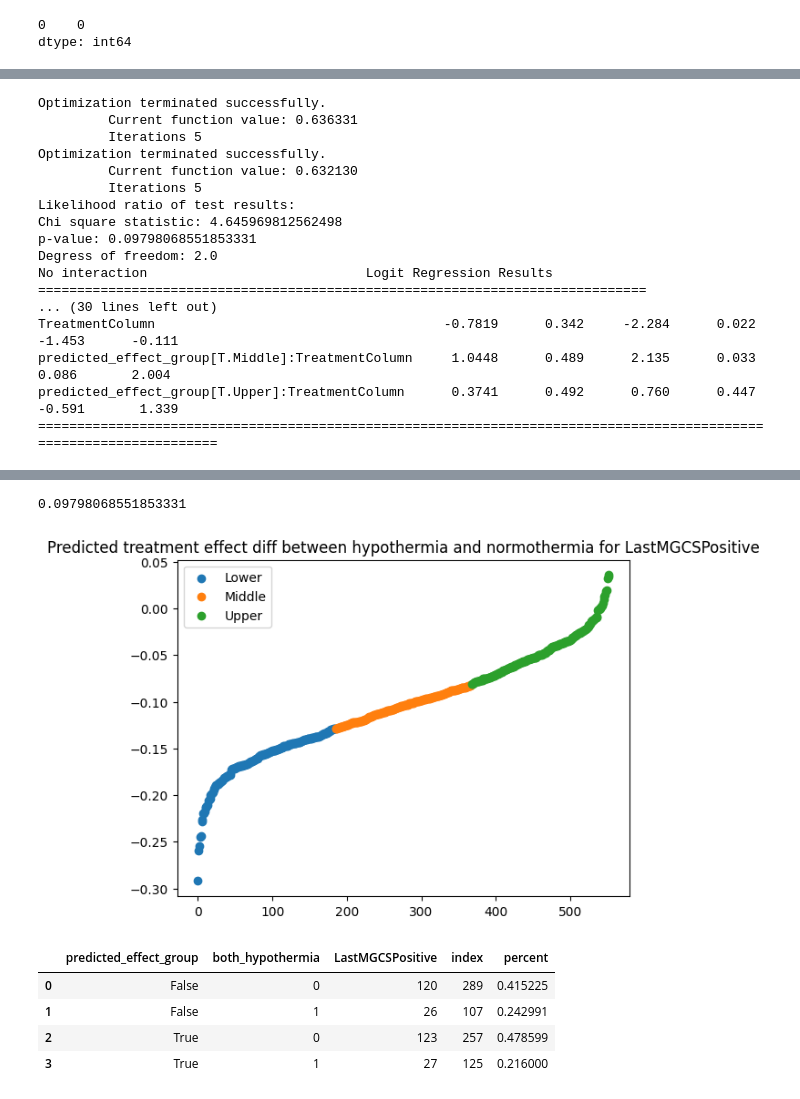
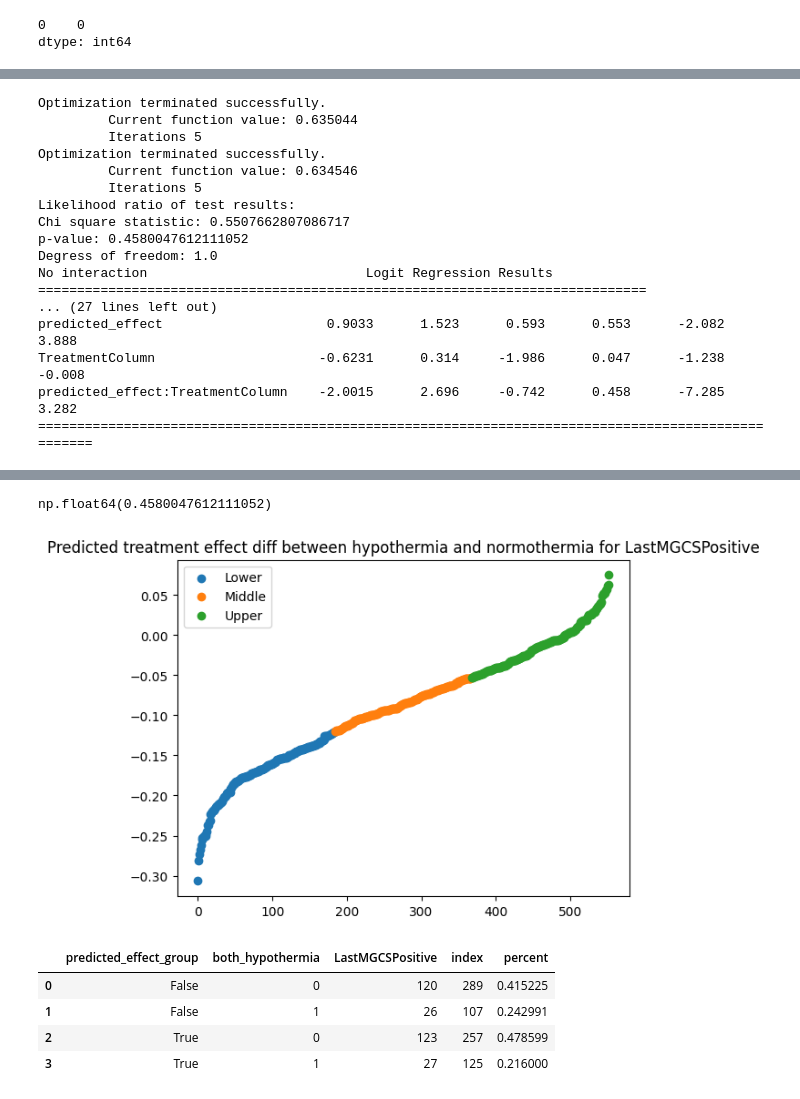
Before and after one commit to michelraskin/ttmhte, a Jupyter notebook: eICU/eICUAnalysisDML.ipynb, the cells around one changed output, grey strips where cells are left out. Drawn from its saved outputs; the diff is of its cells as text; code cells hidden in the pictures.

```diff
--- a/eICU/eICUAnalysisDML.ipynb
+++ b/eICU/eICUAnalysisDML.ipynb
@@ -95,7 +95,7 @@ def getTrainTestFunctions(aPredictedColumn = 'LastMGCSPositive', aTreatmentColum
     # Preprocessing
     # print(myPredictorsDf['hypothermia_time'])
     myFilter = (myPredictorsDf['LastMGCS'] != 'Unable to score due to medication') & (~myPredictorsDf['LastMGCS'].isna())
-    myFilter = myFilter & (myPredictorsDf['FirstMGCSTime'] != myPredictorsDf['LastMGCSTime']) #& (myPredictorsDf['FirstMGCSTime'] < 360)
+    myFilter = myFilter & (myPredictorsDf['FirstMGCSTime'] != myPredictorsDf['LastMGCSTime'])# & (myPredictorsDf['FirstMGCS'] != 1)
     myPredictorsDf.loc[myPredictorsDf['FirstGCS'] == 'Unable to score due to medication', 'FirstGCS'] = np.nan
     myPredictorsDf.loc[myPredictorsDf['FirstMGCS'] == 'Unable to score due to medication', 'FirstMGCS'] = np.nan
     myPredictorsDf.loc[myPredictorsDf['LastMGCS'] == 'Unable to score due to medication', 'LastMGCS'] = np.nan
@@ -130,7 +130,7 @@ def getTrainTestFunctions(aPredictedColumn = 'LastMGCSPositive', aTreatmentColum
                                                          'FirstGCSTime', 'LastGCSTime', 'LastGCS',
                                                          'hospitaldischargestatus',
                                                          'LastGCS15', 'hospitaladmitsource',
-                                                         'DeathAtDischarge', 'patientunitstayid'])
+                                                         'DeathAtDischarge', 'patientunitstayid', 'hypothermia_time'])
     # myXValue = myXValue[columns]
     myXValue = myXValue
     # myXValue.FirstGCS = myXValue.FirstGCS.astype(float)
@@ -165,7 +165,7 @@ X_train_no_group = X_train_no_group[columns_filter]
 X_test_no_group = X_test_no_group[columns_filter]
 causal_forest = CausalForestDML(
     model_y= XGBClassifier(max_depth=3, n_estimators=50),
-    model_t= XGBClassifier(max_depth=3, n_estimators=50),
+    model_t= XGBClassifier(max_depth=2, n_estimators=20),
     discrete_treatment=True,
     discrete_outcome=True,
     verbose=2,
@@ -674,22 +1300,22 @@ X_test_new = X_test_no_group.copy().reset_index()
 X_test_new[myTreatment] = T_test.reset_index()[myTreatment]
 y_test_df = pd.DataFrame()
 y_test_df[myPredicted] = y_test.reset_index()[myPredicted]
-getTreatmentEffectDiffDataFrame(X_test_new, y_test_df, myNewDf, myPredicted, myTreatment, True)
+getTreatmentEffectDiffDataFrame(X_test_new, y_test_df, myNewDf, myPredicted, myTreatment, False)
 # %% [output]
 Optimization terminated successfully.
-         Current function value: 0.636331
+         Current function value: 0.635044
          Iterations 5
 Optimization terminated successfully.
-         Current function value: 0.632130
+         Current function value: 0.634546
          Iterations 5
 Likelihood ratio of test results:
-Chi square statistic: 4.645969812562498
-p-value: 0.09798068551853331
-Degress of freedom: 2.0
+Chi square statistic: 0.5507662807086717
+p-value: 0.4580047612111052
+Degress of freedom: 1.0
 No interaction                            Logit Regression Results
 ==============================================================================
-... (30 lines left out)
-TreatmentColumn                                     -0.7819      0.342     -2.284      0.022      -1.453      -0.111
-predicted_effect_group[T.Middle]:TreatmentColumn     1.0448      0.489      2.135      0.033       0.086       2.004
-predicted_effect_group[T.Upper]:TreatmentColumn      0.3741      0.492      0.760      0.447      -0.591       1.339
-====================================================================================================================
+... (27 lines left out)
+predicted_effect                     0.9033      1.523      0.593      0.553      -2.082       3.888
+TreatmentColumn                     -0.6231      0.314     -1.986      0.047      -1.238      -0.008
+predicted_effect:TreatmentColumn    -2.0015      2.696     -0.742      0.458      -7.285       3.282
+====================================================================================================
@@ -699,5 +1326,5 @@ predicted_effect_group[T.Upper]:TreatmentColumn      0.3741      0.492      0.76
-0.09798068551853331
+np.float64(0.4580047612111052)
-[figure, old version]
+[figure, new version]
 # %%
 myNewDf[myPredicted]= y_train.reset_index()[myPredicted]
 myNewDf[myTreatment]= T_train.reset_index()[myTreatment]
```
Also changed, not shown: parts of 32 cells of this notebook, 5 other files.
